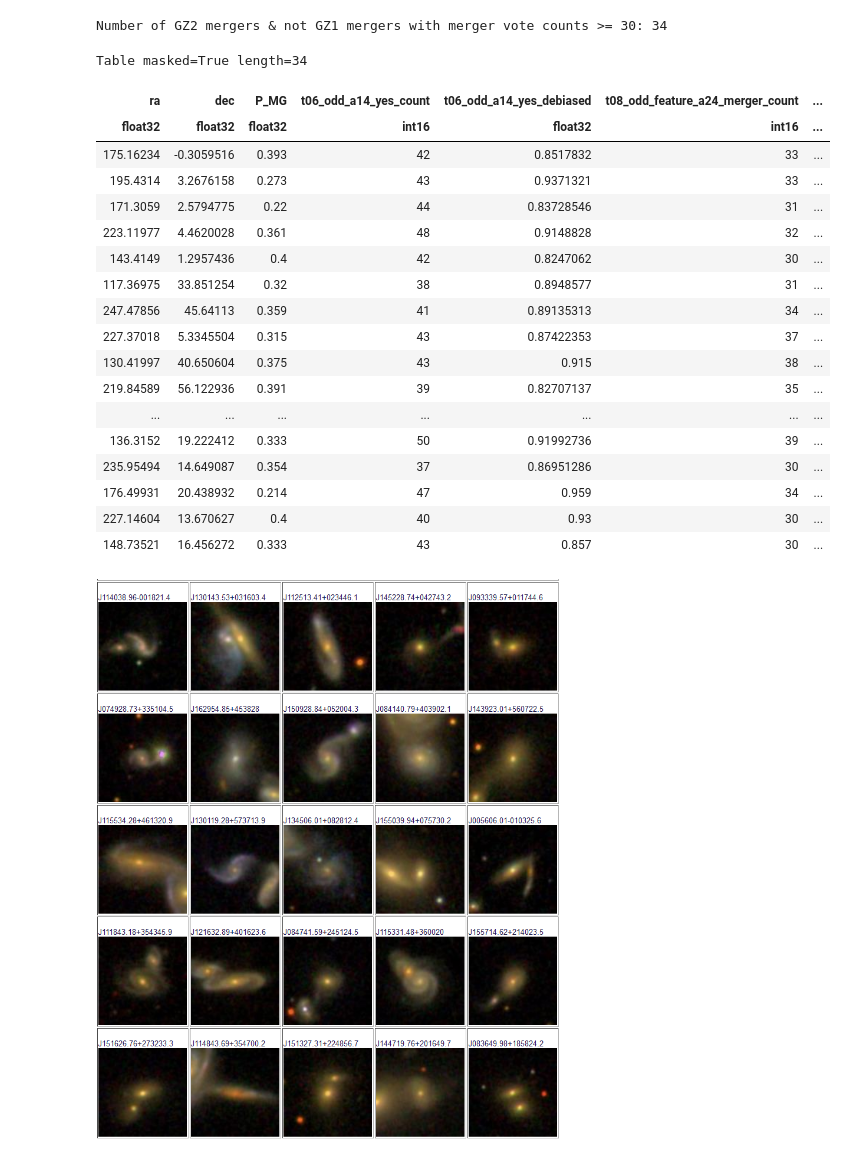
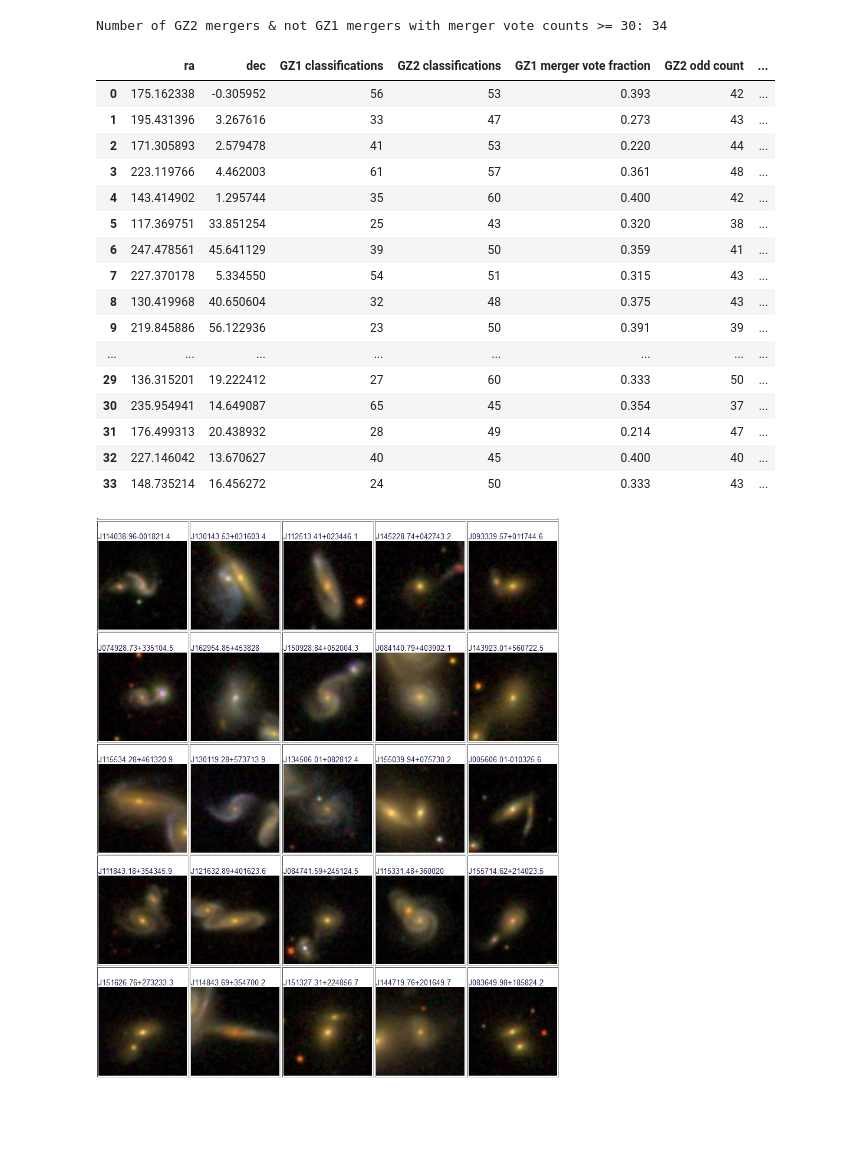
Before and after one commit to tplews98/MPhys_Project, a Jupyter notebook: MT_Week7_Mergers.ipynb, the cells around one changed output. Cells and saved outputs as stored; diff of their text form; code cells hidden in the pictures; blank space fills up the shorter version.

```diff
--- a/MT_Week7_Mergers.ipynb
+++ b/MT_Week7_Mergers.ipynb
@@ -200,7 +200,10 @@ print("Number of GZ1 mergers & not GZ2 mergers with merger vote fraction >= 0.8:
 # %% [output]
 Number of GZ1 mergers & not GZ2 mergers with merger vote fraction >= 0.8: 29
 # %%
-display(gz1_not_gz2_mergers[gz1_not_gz2_mergers["P_MG"] >= 0.8]["ra", "dec", "P_MG", "t06_odd_a14_yes_count", "t06_odd_a14_yes_debiased", "t08_odd_feature_a24_merger_count", "t08_odd_feature_a24_merger_debiased"])
+gz1_not_gz2_mergers_pandas = gz1_not_gz2_mergers[gz1_not_gz2_mergers["P_MG"] >= 0.8]["ra", "dec", "NVOTE", "total_classifications", "P_MG", "t06_odd_a14_yes_count", "t06_odd_a14_yes_debiased", "t08_odd_feature_a24_merger_count", "t08_odd_feature_a24_merger_debiased"].to_pandas()
+column_names = {"NVOTE":"GZ1 classifications", "total_classifications":"GZ2 classifications", "P_MG":"GZ1 merger vote fraction", "t06_odd_a14_yes_count":"GZ2 odd count", "t06_odd_a14_yes_debiased":"GZ2 odd vote fraction", "t08_odd_feature_a24_merger_count":"GZ2 merger vote count", "t08_odd_feature_a24_merger_debiased":"GZ2 merger vote fraction"}
+gz1_not_gz2_mergers_pandas.rename(columns=column_names, inplace=True)
+display(gz1_not_gz2_mergers_pandas)
 
 from PIL import Image
 
@@ -235,28 +236,28 @@ print("Number of GZ2 mergers & not GZ1 mergers with merger vote counts >= 30: "
 # %% [output]
 Number of GZ2 mergers & not GZ1 mergers with merger vote counts >= 30: 34
 # %%
-display(gz2_not_gz1_mergers[gz2_not_gz1_mergers["t08_odd_feature_a24_merger_count"] >= 30]["ra", "dec", "P_MG", "t06_odd_a14_yes_count", "t06_odd_a14_yes_debiased", "t08_odd_feature_a24_merger_count", "t08_odd_feature_a24_merger_debiased"])
+gz2_not_gz1_mergers_pandas = gz2_not_gz1_mergers[gz2_not_gz1_mergers["t08_odd_feature_a24_merger_count"] >= 30]["ra", "dec", "NVOTE", "total_classifications", "P_MG", "t06_odd_a14_yes_count", "t06_odd_a14_yes_debiased", "t08_odd_feature_a24_merger_count", "t08_odd_feature_a24_merger_debiased"].to_pandas()
+gz2_not_gz1_mergers_pandas.rename(columns=column_names, inplace=True)
+display(gz2_not_gz1_mergers_pandas)
 
 pil_im = Image.open('Data\\Pics\\gz2_not_gz1_mergers.png', 'r')
 display(pil_im)
 # %% [output]
-Table masked=True length=34
-| ra | dec | P_MG | t06_odd_a14_yes_count | t06_odd_a14_yes_debiased | t08_odd_feature_a24_merger_count | ... |
-| float32 | float32 | float32 | int16 | float32 | int16 | ... |
-| 175.16234 | -0.3059516 | 0.393 | 42 | 0.8517832 | 33 | ... |
-| 195.4314 | 3.2676158 | 0.273 | 43 | 0.9371321 | 33 | ... |
-| 171.3059 | 2.5794775 | 0.22 | 44 | 0.83728546 | 31 | ... |
-| 223.11977 | 4.4620028 | 0.361 | 48 | 0.9148828 | 32 | ... |
-| 143.4149 | 1.2957436 | 0.4 | 42 | 0.8247062 | 30 | ... |
-| 117.36975 | 33.851254 | 0.32 | 38 | 0.8948577 | 31 | ... |
-| 247.47856 | 45.64113 | 0.359 | 41 | 0.89135313 | 34 | ... |
-| 227.37018 | 5.3345504 | 0.315 | 43 | 0.87422353 | 37 | ... |
-| 130.41997 | 40.650604 | 0.375 | 43 | 0.915 | 38 | ... |
-| 219.84589 | 56.122936 | 0.391 | 39 | 0.82707137 | 35 | ... |
-| ... | ... | ... | ... | ... | ... | ... |
-| 136.3152 | 19.222412 | 0.333 | 50 | 0.91992736 | 39 | ... |
-| 235.95494 | 14.649087 | 0.354 | 37 | 0.86951286 | 30 | ... |
-| 176.49931 | 20.438932 | 0.214 | 47 | 0.959 | 34 | ... |
-| 227.14604 | 13.670627 | 0.4 | 40 | 0.93 | 30 | ... |
-| 148.73521 | 16.456272 | 0.333 | 43 | 0.857 | 30 | ... |
+|  | ra | dec | GZ1 classifications | GZ2 classifications | GZ1 merger vote fraction | GZ2 odd count | ... |
+| 0 | 175.162338 | -0.305952 | 56 | 53 | 0.393 | 42 | ... |
+| 1 | 195.431396 | 3.267616 | 33 | 47 | 0.273 | 43 | ... |
+| 2 | 171.305893 | 2.579478 | 41 | 53 | 0.220 | 44 | ... |
+| 3 | 223.119766 | 4.462003 | 61 | 57 | 0.361 | 48 | ... |
+| 4 | 143.414902 | 1.295744 | 35 | 60 | 0.400 | 42 | ... |
+| 5 | 117.369751 | 33.851254 | 25 | 43 | 0.320 | 38 | ... |
+| 6 | 247.478561 | 45.641129 | 39 | 50 | 0.359 | 41 | ... |
+| 7 | 227.370178 | 5.334550 | 54 | 51 | 0.315 | 43 | ... |
+| 8 | 130.419968 | 40.650604 | 32 | 48 | 0.375 | 43 | ... |
+| 9 | 219.845886 | 56.122936 | 23 | 50 | 0.391 | 39 | ... |
+| ... | ... | ... | ... | ... | ... | ... | ... |
+| 29 | 136.315201 | 19.222412 | 27 | 60 | 0.333 | 50 | ... |
+| 30 | 235.954941 | 14.649087 | 65 | 45 | 0.354 | 37 | ... |
+| 31 | 176.499313 | 20.438932 | 28 | 49 | 0.214 | 47 | ... |
+| 32 | 227.146042 | 13.670627 | 40 | 45 | 0.400 | 40 | ... |
+| 33 | 148.735214 | 16.456272 | 24 | 50 | 0.333 | 43 | ... |
 [figure]
```
Also changed, not shown: parts of 1 cell of this notebook.
